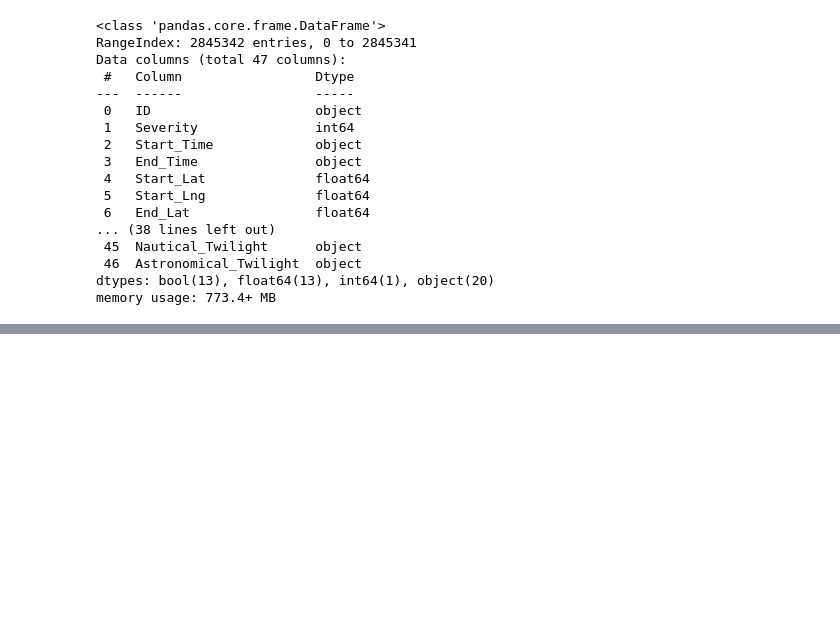
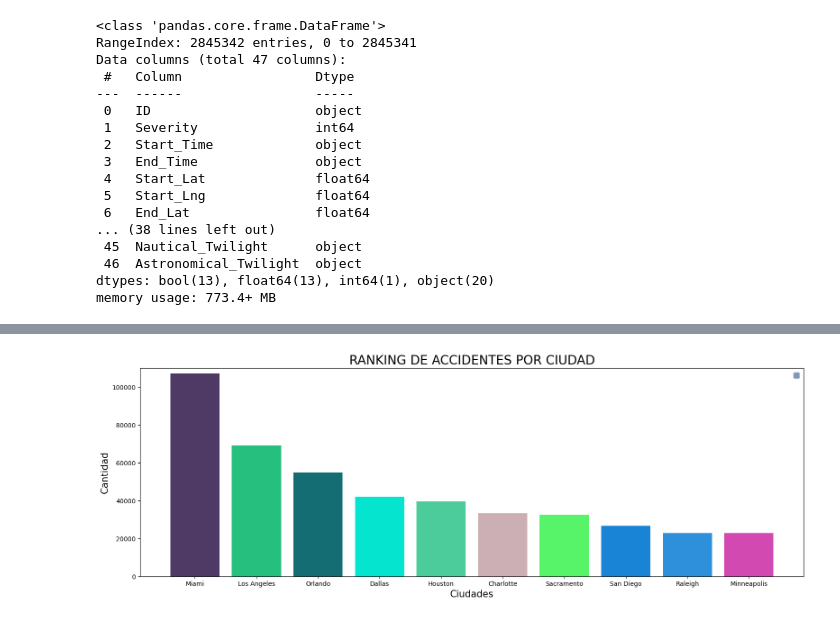
Before and after one commit to EWECORP/DScience_41870, a Jupyter notebook: VISUALIZACION_Eduardo_Ettlin.ipynb, the cells around one changed output, grey strips where cells are left out. Cells and saved outputs as stored; diff of their text form; code cells hidden in the pictures; blank space fills up the shorter version.

```diff
--- a/VISUALIZACION_Eduardo_Ettlin.ipynb
+++ b/VISUALIZACION_Eduardo_Ettlin.ipynb
@@ -207,0 +138,9 @@ memory usage: 83.9 MB
+# %%
+# Creación colores aleatorios
+import random
+
+def color_aleatorio():
+  r, g, b = random.randint(0,255), random.randint(0,255), random.randint(0,255)
+  return "#{:02x}{:02x}{:02x}".format(r,g,b)
+
+color = [color_aleatorio() for _ in range(100)]
@@ -207,0 +155,11 @@ memory usage: 83.9 MB
+# %%
+from numpy.lib.shape_base import tile
+
+# creo el dataframe de ciudades y el recuento de sus accidentes
+ciudades_df = pd.DataFrame(df1['City'].value_counts()).reset_index().rename(columns={'index':'Ciudad', 'City':'Casos'})
+
+
+# Genero el TOP 10
+top_10_ciudades = pd.DataFrame(ciudades_df.head(10))
+
+top_10_ciudades
@@ -207,0 +178,15 @@ memory usage: 83.9 MB
+# %%
+#Defino el gráfico agrupado por Ciudad y Tipo de Severidad
+
+fig, ax2 = plt.subplots(figsize=(19,6))
+
+ax2.bar(top_10_ciudades['Ciudad'], top_10_ciudades['Casos'], color=color)
+
+ax2.set_title('RANKING DE ACCIDENTES POR CIUDAD', fontsize='20')
+ax2.set_ylim([0,110000])
+ax2.set_ylabel('Cantidad', fontsize='15')
+ax2.set_xlabel('Ciudades', fontsize='15')
+ax2.legend(loc='best', facecolor="#607EA6", fontsize=13)
+
+plt.show()
+# %% [output]
@@ -207,0 +194 @@ memory usage: 83.9 MB
+[figure, added]
```
Also changed, not shown: parts of 45 cells of this notebook.
